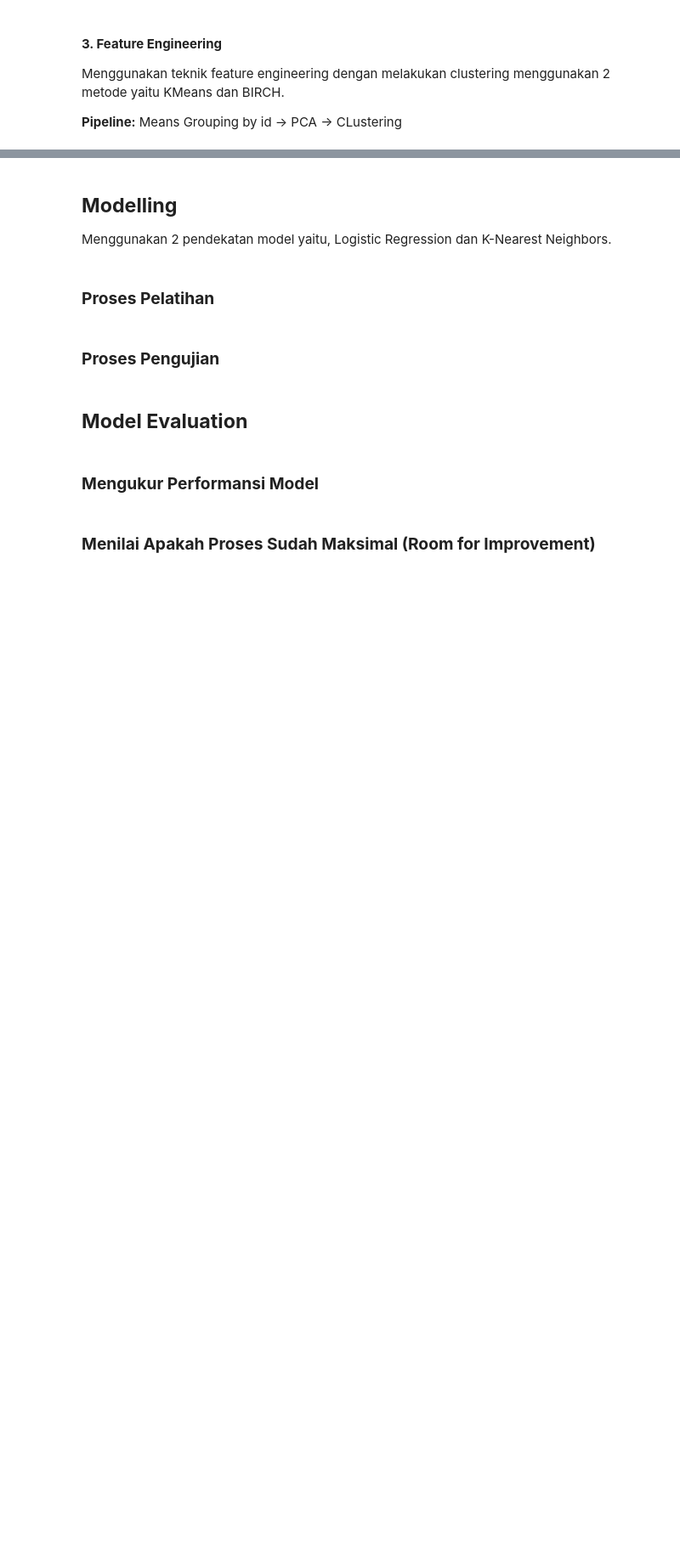
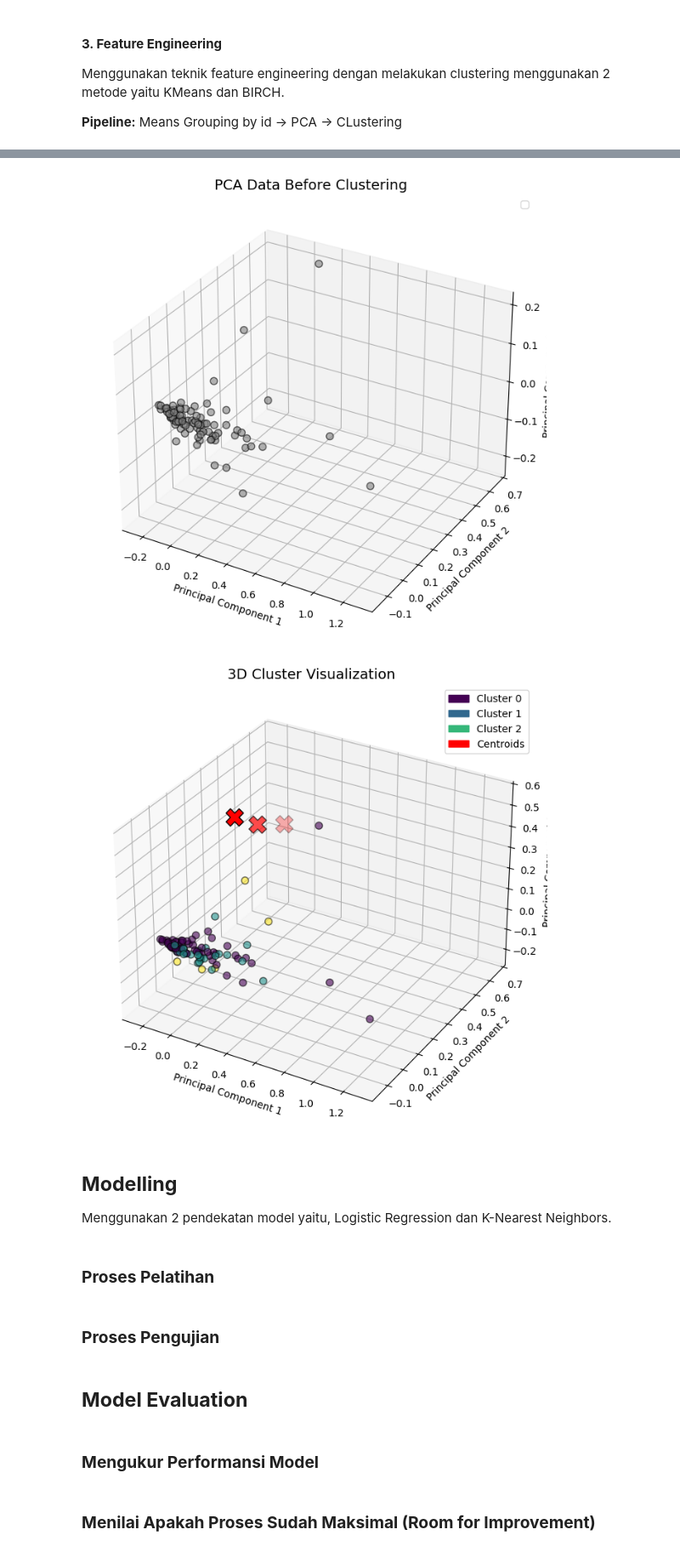
Before and after one commit to auvarifqi/tugas-besar-2-ai-lanjut, a Jupyter notebook: main.ipynb, the cells around one changed output, grey strips where cells are left out. Shown at 85% size. Drawn from its saved outputs; the diff is of its cells as text; code cells hidden in the pictures; blank space fills up the shorter version.

```diff
--- a/main.ipynb
+++ b/main.ipynb
@@ -444,0 +747,31 @@ Menggunakan teknik feature engineering dengan melakukan clustering menggunakan 2
+# %%
+# apply KMeans to df_pca_train and df_pca_test
+
+# normalize the data before applying KMeans
+scaler = MinMaxScaler()
+df_pca_train_no_id = df_pca_train.drop(columns=['id']).values
+df_pca_train_no_id_normalized = scaler.fit_transform(df_pca_train_no_id)
+
+df_pca_test_no_id = df_pca_test.drop(columns=['id']).values
+df_pca_test_no_id_normalized = scaler.transform(df_pca_test_no_id)
+
+# Apply KMeans to df_pca_train
+kmeans_train = KMeans(K=optimal_k, max_iters=100, random_state=0)
+
+# Fit and predict labels for training data
+train_labels = kmeans_train.fit_predict(df_pca_train_no_id_normalized)
+
+# Add cluster labels back to the training DataFrame
+df_pca_train_clustered = df_pca_train.copy()
+df_pca_train_clustered['cluster_label'] = train_labels
+
+# Apply KMeans to df_pca_test
+test_labels = kmeans_train.predict(df_pca_test_no_id_normalized)
+
+# Add cluster labels back to the testing DataFrame
+df_pca_test_clustered = df_pca_test.copy()
+df_pca_test_clustered['cluster_label'] = test_labels
+
+# Display the updated DataFrames
+display(HTML(df_pca_train_clustered.head().to_html()))
+display(HTML(df_pca_test_clustered.head().to_html()))
@@ -445,3 +871,16 @@ Menggunakan teknik feature engineering dengan melakukan clustering menggunakan 2
+# %%
+# Visualize raw PCA-reduced data
+visualize_clusters(df_pca_train_clustered.drop(columns=['id']), title="PCA Data Before Clustering", dimensions=3)
+
+# Visualize clusters with labels and centroids
+visualize_clusters(df_pca_train_clustered.drop(columns=['id']),
+                   labels=df_pca_train_clustered['cluster_label'].values,
+                   centroids=centroids,
+                   title="3D Cluster Visualization",
+                   dimensions=3)
+# %% [output]
+[figure, added]
+[figure, added]
 # %% [markdown]
 ## **Modelling**
 
```
Also changed, not shown: parts of 15 cells of this notebook, 2 other files.
